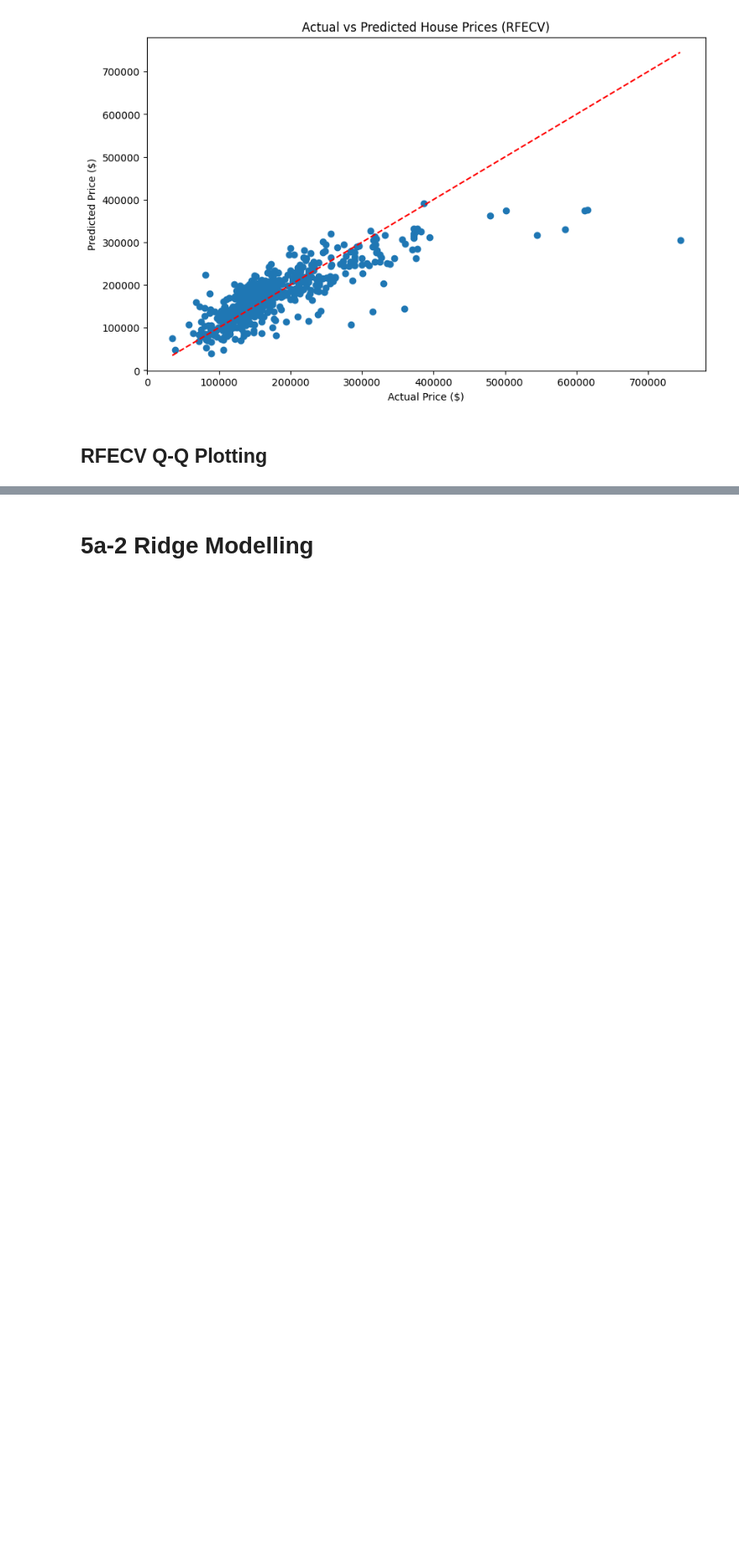
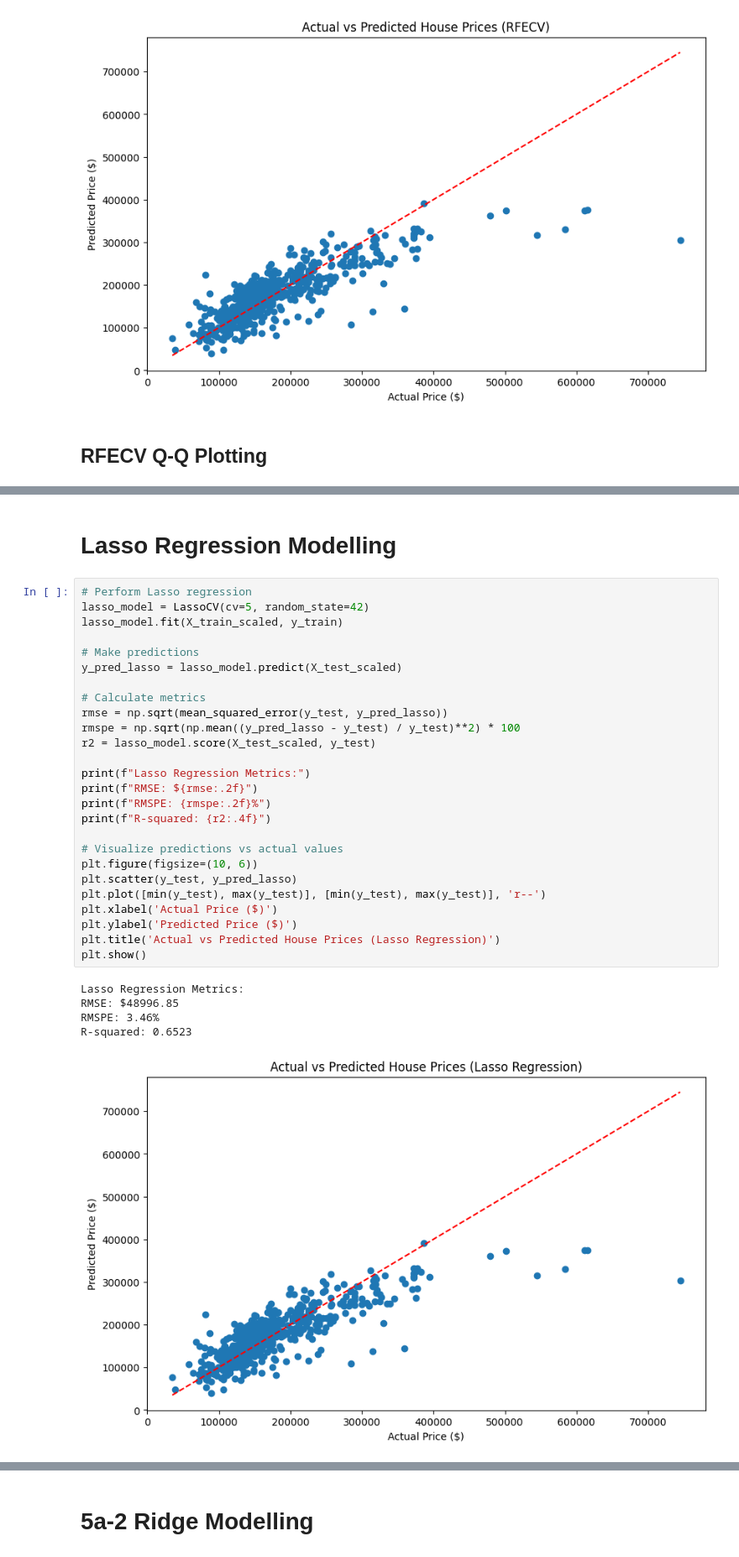
Before and after one commit to rwcitek/RSB-cohort-15-data-science, a Jupyter notebook: Colab-Notebooks/Module-2/project-2/Project_2_Housing_Price_Prediction_v_7.ipynb, the cells around one changed output, grey strips where cells are left out. Shown at 84% size. Saved outputs shown, nothing was run; the diff lists cells and outputs as text; blank space fills up the shorter version.

```diff
--- a/Colab-Notebooks/Module-2/project-2/Project_2_Housing_Price_Prediction_v_7.ipynb
+++ b/Colab-Notebooks/Module-2/project-2/Project_2_Housing_Price_Prediction_v_7.ipynb
@@ -678,0 +701,34 @@ plt.show()
+# %% [markdown]
+# Lasso Regression Modelling
+# %%
+# Perform Lasso regression
+lasso_model = LassoCV(cv=5, random_state=42)
+lasso_model.fit(X_train_scaled, y_train)
+
+# Make predictions
+y_pred_lasso = lasso_model.predict(X_test_scaled)
+
+# Calculate metrics
+rmse = np.sqrt(mean_squared_error(y_test, y_pred_lasso))
+rmspe = np.sqrt(np.mean((y_pred_lasso - y_test) / y_test)**2) * 100
+r2 = lasso_model.score(X_test_scaled, y_test)
+
+print(f"Lasso Regression Metrics:")
+print(f"RMSE: ${rmse:.2f}")
+print(f"RMSPE: {rmspe:.2f}%")
+print(f"R-squared: {r2:.4f}")
+
+# Visualize predictions vs actual values
+plt.figure(figsize=(10, 6))
+plt.scatter(y_test, y_pred_lasso)
+plt.plot([min(y_test), max(y_test)], [min(y_test), max(y_test)], 'r--')
+plt.xlabel('Actual Price ($)')
+plt.ylabel('Predicted Price ($)')
+plt.title('Actual vs Predicted House Prices (Lasso Regression)')
+plt.show()
+# %% [output]
+Lasso Regression Metrics:
+RMSE: $48996.85
+RMSPE: 3.46%
+R-squared: 0.6523
+[figure, added]
```
Also changed, not shown: parts of 23 cells of this notebook.
